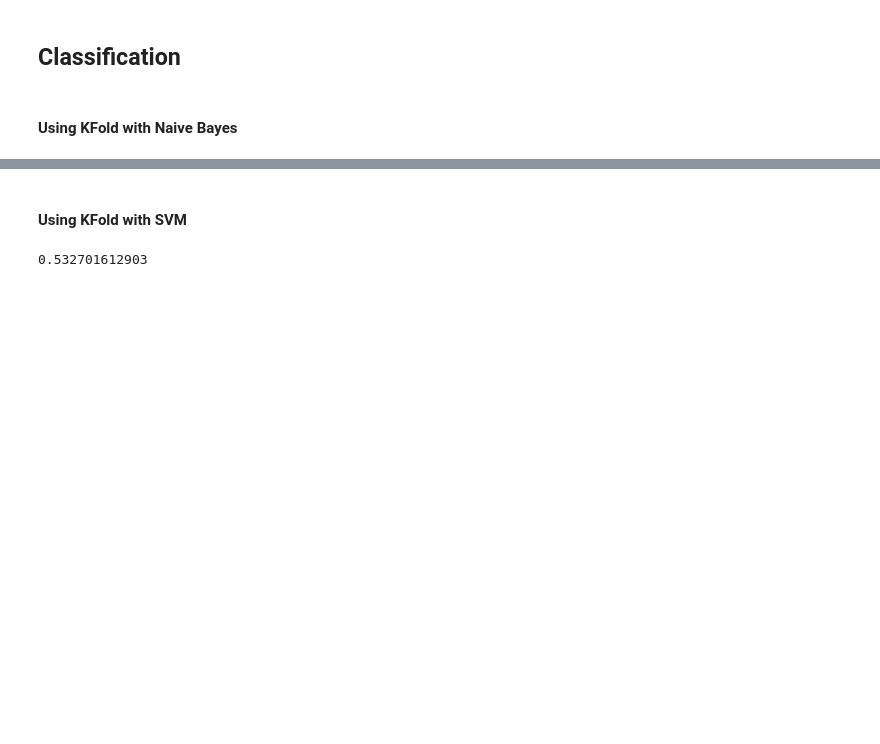
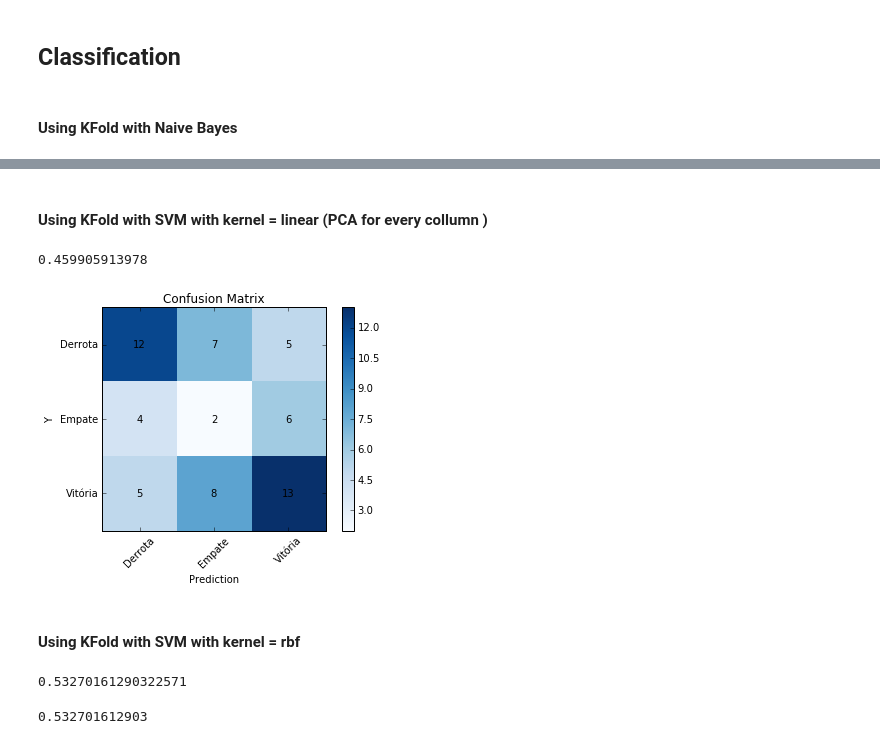
Before and after one commit to hugdiniz/SoccerMiningLeague, a Jupyter notebook: src/predict result one league one season with players.ipynb, the cells around one changed output, grey strips where cells are left out. Cells and saved outputs as stored; diff of their text form; code cells hidden in the pictures; blank space fills up the shorter version.

```diff
--- a/src/predict result one league one season with players.ipynb
+++ b/src/predict result one league one season with players.ipynb
@@ -175,5 +221,14 @@ holdoutPlotConfusionMatrix(clf,inputsPCA,outputs)
+# %% [markdown]
+#### Using KFold with SVM with kernel = linear (PCA for every collumn )
+# %%
+clf = svm.SVC(kernel="linear")
+print(np.mean(cross_val_score(clf,inputs,outputs,cv=10)))
+holdoutPlotConfusionMatrix(clf,inputsPCA,outputs)
+# %% [output]
+0.459905913978
+[figure, added]
 # %% [markdown]
-#### Using KFold with SVM
+#### Using KFold with SVM with kernel = rbf
 # %%
 def executeKFold(gammaCLF = 1,CCLF = 1,kernelCLF="poly"):
     clf = svm.SVC(gamma=gammaCLF,C=CCLF,kernel=kernelCLF)
@@ -183,7 +238,10 @@ def executeKFold(gammaCLF = 1,CCLF = 1,kernelCLF="poly"):
 gammas = [0.1,1,2,4,8,10,12,14,16,"auto"]
 cs = [0.1,1,2,4,8,10,12,14,16]
 #[[executeKFold(gamma,c,"linear")for c in cs] for gamma in gammas]
-#np.mean(cross_val_score(svm.SVC(coef0=1,kernel="sigmoid"),inputs,outputs,cv=10))
+
+np.mean(cross_val_score(svm.SVC(),inputs,outputs,cv=10))
+# %% [output]
+0.53270161290322571
 # %%
 clf = svm.SVC()
 print(np.mean(cross_val_score(clf,inputs,outputs,cv=10)))
```
Also changed, not shown: parts of 25 cells of this notebook, 6 other files.
